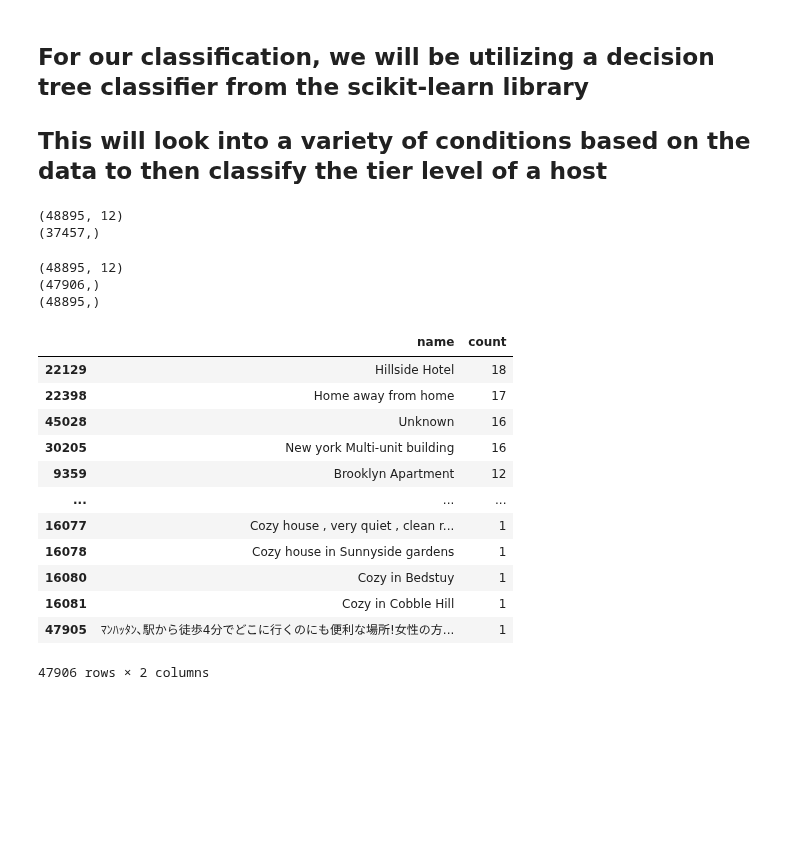
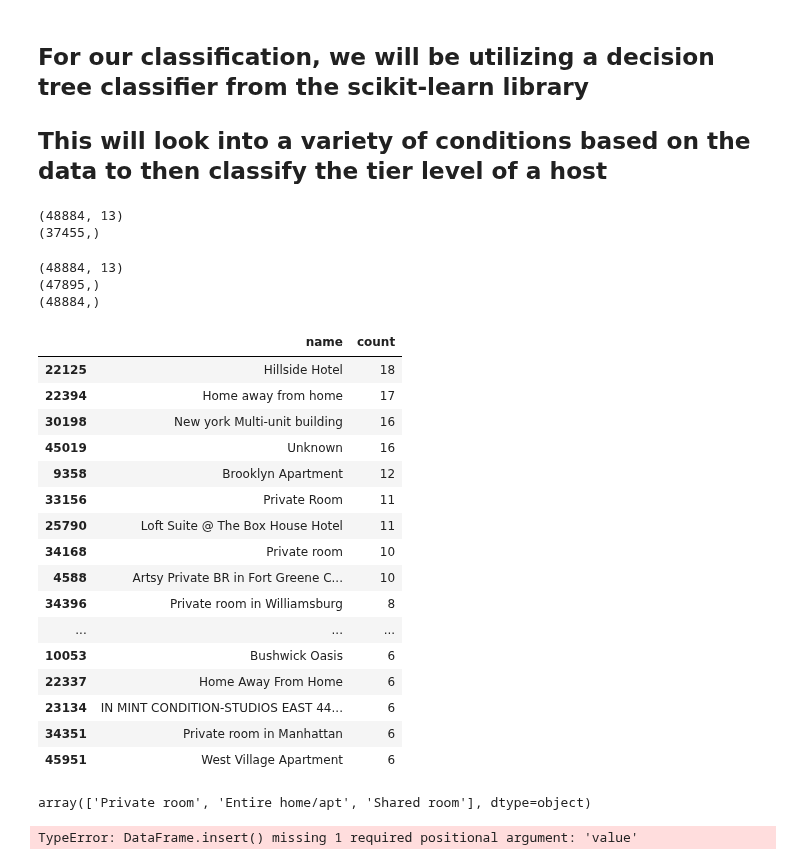
Before and after one commit to Adamb0lt/airbnb_data_analysis_and_DB_storage, a Jupyter notebook: NYC airbnb/airbnb_analysis_ML_redone.ipynb, the cells around one changed output. Cells and saved outputs as stored; diff of their text form; code cells hidden in the pictures; blank space fills up the shorter version.

```diff
--- a/NYC airbnb/airbnb_analysis_ML_redone.ipynb
+++ b/NYC airbnb/airbnb_analysis_ML_redone.ipynb
@@ -74,7 +81,7 @@ Index(['id', 'name', 'host_id', 'host_name', 'neighbourhood_group',
 features_needed = ['id', 'name', 'host_id', 'host_name', 'neighbourhood_group',
        'neighbourhood', 'room_type','price',
        'number_of_reviews', 'last_review',
-       'reviews_per_month',
+       'reviews_per_month', 'calculated_host_listings_count',
        'availability_365']
 df = df[features_needed]
 df.head()
@@ -497,8 +519,8 @@ df.head()
 print(df.shape)
 print(df.host_id.unique().shape)
 # %% [output]
-(48895, 12)
-(37457,)
+(48884, 13)
+(37455,)
 # %%
 # we'll also look into the uniqueness of listings within the dataset
 # shows that some hosts have multiple listings
@@ -506,25 +528,29 @@ print(df.shape)
 print(df.name.unique().shape)
 print(df.id.unique().shape)
 # %% [output]
-(48895, 12)
-(47906,)
-(48895,)
+(48884, 13)
+(47895,)
+(48884,)
 # %%
 # TODO: check more into if there are names that are repeats and the counts associated with them
 names_count = df.groupby('name')['name'].count().reset_index(name='count').sort_values(by='count', ascending=False)
-names_count
+names_count.head(20)
 # %% [output]
 |  | name | count |
-| 22129 | Hillside Hotel | 18 |
-| 22398 | Home away from home | 17 |
-| 45028 | Unknown | 16 |
-| 30205 | New york Multi-unit building | 16 |
-| 9359 | Brooklyn Apartment | 12 |
+| 22125 | Hillside Hotel | 18 |
+| 22394 | Home away from home | 17 |
+| 30198 | New york Multi-unit building | 16 |
+| 45019 | Unknown | 16 |
+| 9358 | Brooklyn Apartment | 12 |
+| 33156 | Private Room | 11 |
+| 25790 | Loft Suite @ The Box House Hotel | 11 |
+| 34168 | Private room | 10 |
+| 4588 | Artsy Private BR in Fort Greene C... | 10 |
+| 34396 | Private room in Williamsburg | 8 |
 | ... | ... | ... |
-| 16077 | Cozy house , very quiet , clean r... | 1 |
-| 16078 | Cozy house in Sunnyside gardens | 1 |
-| 16080 | Cozy in Bedstuy | 1 |
-| 16081 | Cozy in Cobble Hill | 1 |
-| 47905 | ﾏﾝﾊｯﾀﾝ､駅から徒歩4分でどこに行くのにも便利な場所!女性の方... | 1 |
+| 10053 | Bushwick Oasis | 6 |
+| 22337 | Home Away From Home | 6 |
+| 23134 | IN MINT CONDITION-STUDIOS EAST 44... | 6 |
+| 34351 | Private room in Manhattan | 6 |
+| 45951 | West Village Apartment | 6 |
-47906 rows × 2 columns
 # %%
@@ -532,3 +558,9 @@ features = ['number of reviews','reviews per month']
+# %%
+df.room_type.unique()
+# %% [output]
+array(['Private room', 'Entire home/apt', 'Shared room'], dtype=object)
 # %%
 # next, we create a column for tier levels
 df.insert(4, "host tier level", )
+# %% [output]
+TypeError: DataFrame.insert() missing 1 required positional argument: 'value'
```
Also changed, not shown: parts of 10 cells of this notebook.
